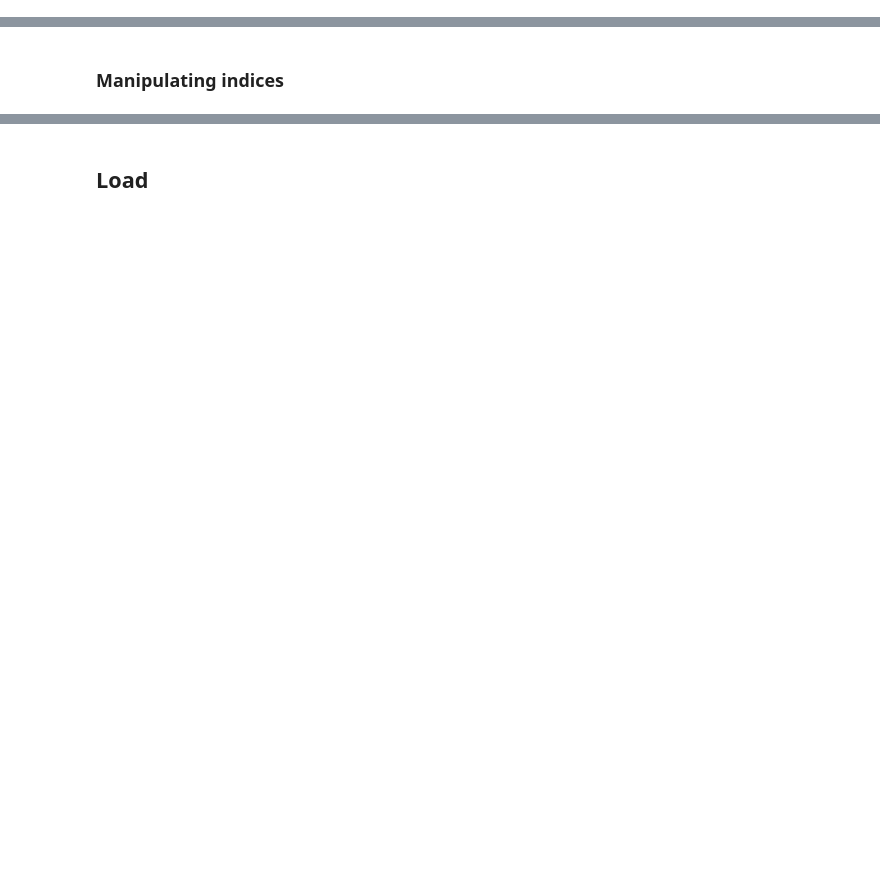
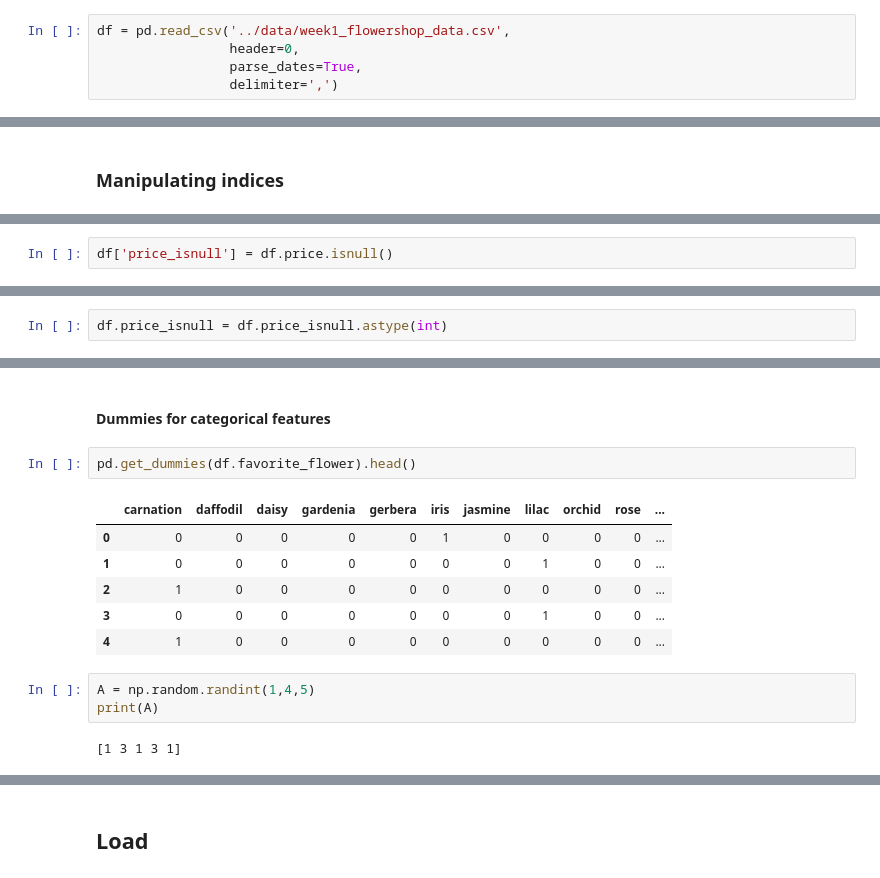
Before and after one commit to Aria-Kumar/COMSW4995_008_2017_3, a Jupyter notebook: notebooks/slides_week2_data_processing_and_delivery.ipynb, the cells around one changed output, grey strips where cells are left out. Cells and saved outputs as stored; diff of their text form; blank space fills up the shorter version.

Commit message:
adding week2 slides and code

```diff
--- a/notebooks/slides_week2_data_processing_and_delivery.ipynb
+++ b/notebooks/slides_week2_data_processing_and_delivery.ipynb
@@ -75,0 +358,5 @@ aka: outcome, target, dependent variable
+# %%
+df = pd.read_csv('../data/week1_flowershop_data.csv',
+                 header=0,
+                 parse_dates=True,
+                 delimiter=',')
@@ -91,0 +627,2 @@ aka: outcome, target, dependent variable
+# %%
+df['price_isnull'] = df.price.isnull()
@@ -91,0 +637,2 @@ aka: outcome, target, dependent variable
+# %%
+df.price_isnull = df.price_isnull.astype(int)
@@ -91,0 +647,16 @@ aka: outcome, target, dependent variable
+# %% [markdown]
+#### Dummies for categorical features
+# %%
+pd.get_dummies(df.favorite_flower).head()
+# %% [output]
+|  | carnation | daffodil | daisy | gardenia | gerbera | iris | jasmine | lilac | orchid | rose | ... |
+| 0 | 0 | 0 | 0 | 0 | 0 | 1 | 0 | 0 | 0 | 0 | ... |
+| 1 | 0 | 0 | 0 | 0 | 0 | 0 | 0 | 1 | 0 | 0 | ... |
+| 2 | 1 | 0 | 0 | 0 | 0 | 0 | 0 | 0 | 0 | 0 | ... |
+| 3 | 0 | 0 | 0 | 0 | 0 | 0 | 0 | 1 | 0 | 0 | ... |
+| 4 | 1 | 0 | 0 | 0 | 0 | 0 | 0 | 0 | 0 | 0 | ... |
+# %%
+A = np.random.randint(1,4,5)
+print(A)
+# %% [output]
+[1 3 1 3 1]
```
Also changed, not shown: parts of 145 cells of this notebook, 5 other files.
